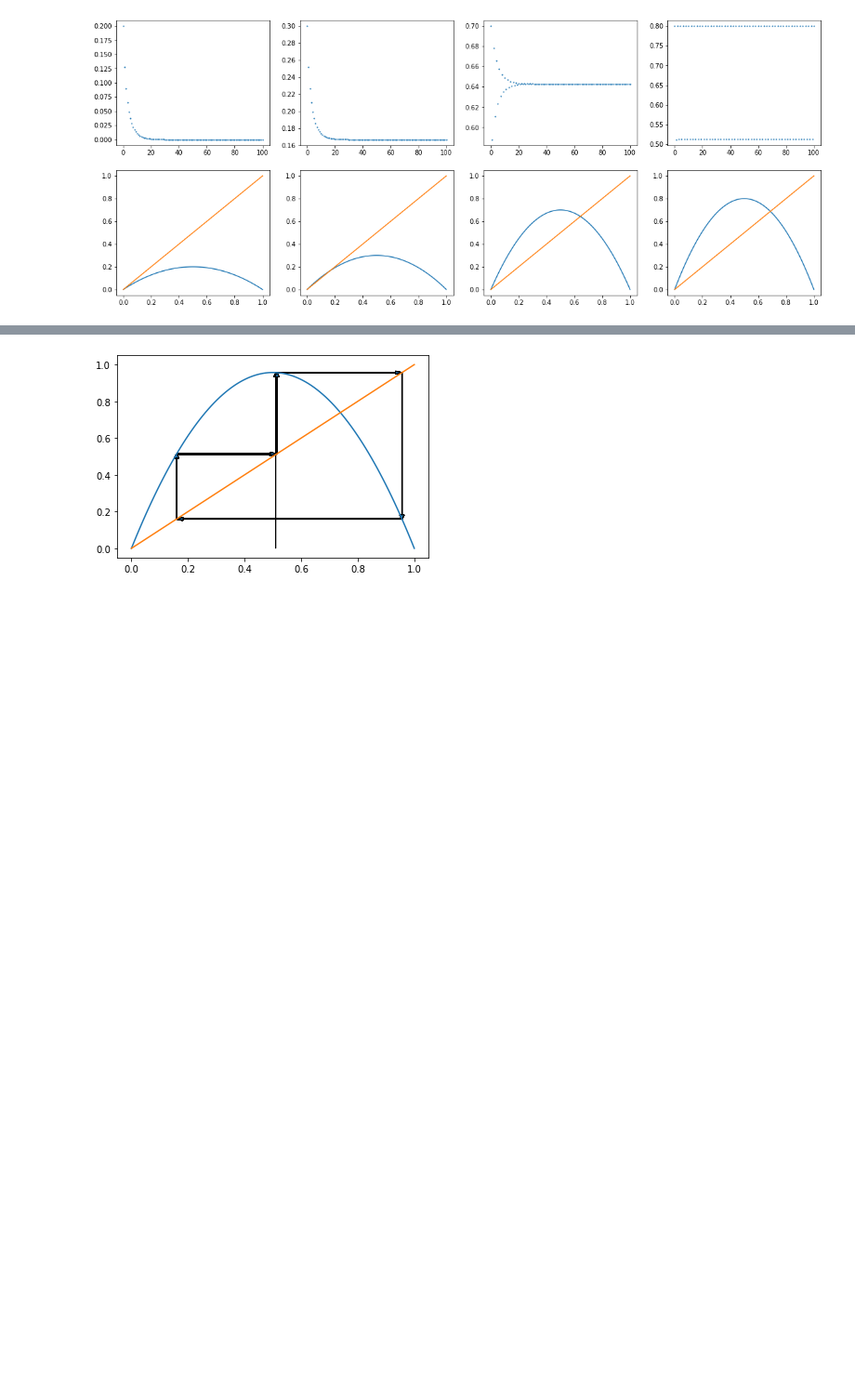
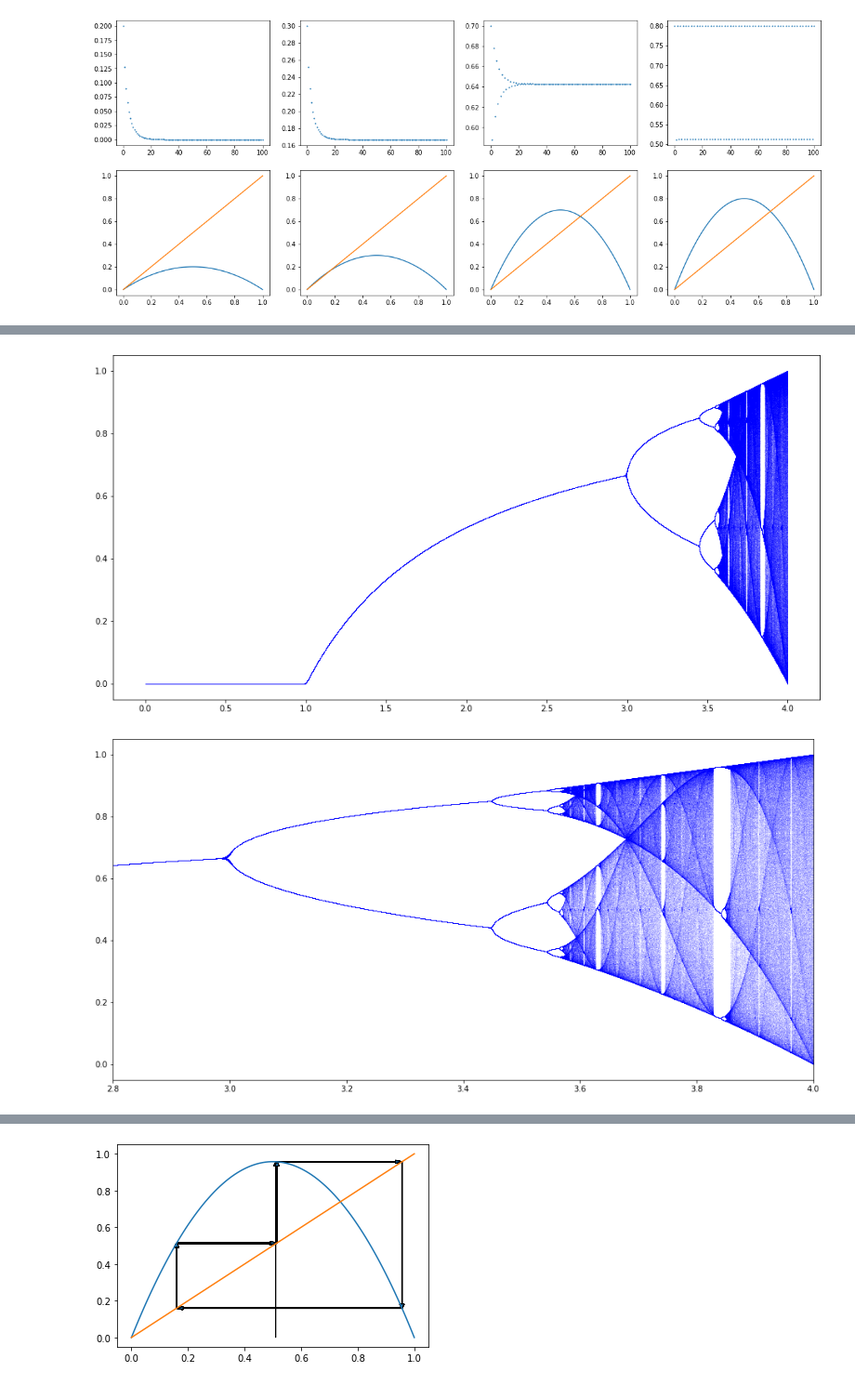
Before and after one commit to pcchen/Computation-in-Physics, a Jupyter notebook: 108022119/Logistic map.ipynb, the cells around one changed output, grey strips where cells are left out. Shown: that part at 93% size. Drawn from its saved outputs; the diff is of its cells as text; code cells hidden in the pictures; blank space fills up the shorter version.

```diff
--- a/108022119/Logistic map.ipynb
+++ b/108022119/Logistic map.ipynb
@@ -86,46 +87,62 @@ plt.show()
 # %%
-a = np.zeros(400500)
-xn = np.zeros(400500)
+N = 1000
+n = 500
 
-ai = 0
+a = np.linspace(0, 4, 40001)
+aa = np.zeros(len(a)*n)
+xn = np.zeros(len(a)*n)
+ln = np.zeros(12001)
+xx = np.linspace(2.8, 4, 12001)
+
+for i in range(len(aa)):
+
+    aa[i] = a[int(np.floor(i/500))]
+
 
 for i in range(len(a)):
-
-    a[i] = ai
-
-    if i % 500 == 499:
-
-        ai += 0.005
-
-i = 0
-
-while i < len(a):
 
     x1 = 0.2
     y1 = 0
 
     l = 0
 
-    for j in range(1000):
+    for j in range(N):
 
         if j % 2 == 0:
 
             x1 = x1
             y1 = f(a[i], x1)
 
+            if a[i] >= 2.8:
+
+                l += np.log(abs(df(a[i], x1)))
+
         else:
 
             x1 = y1
             y1 = y1
 
-        if j >= 500:
+        if j >= n:
 
-            xn[i] = y1
-            i = i+1
+            xn[i*n + j - n] = y1
+    if a[i] >= 2.8:
 
-
+        ln[i-28000] = l/500
 
 p = plt.gcf()
-plt.plot(a, xn, 'bo', markersize = 0.2)
+plt.plot(aa, xn, 'bo', markersize = 0.01)
 p.set_size_inches(16, 8)
 plt.show()
+p = plt.gcf()
+plt.plot(aa, xn, 'bo', markersize = 0.01)
+plt.xlim(2.8, 4)
+p.set_size_inches(16, 8)
+plt.show()
+p = plt.gcf()
+plt.plot(xx, ln)
+plt.plot([2.8, 4], [0, 0], 'k--')
+p.set_size_inches(16, 8)
+plt.show()
+# %% [output]
+[figure, added]
+[figure, added]
```
Also changed, not shown: parts of 9 cells of this notebook.
